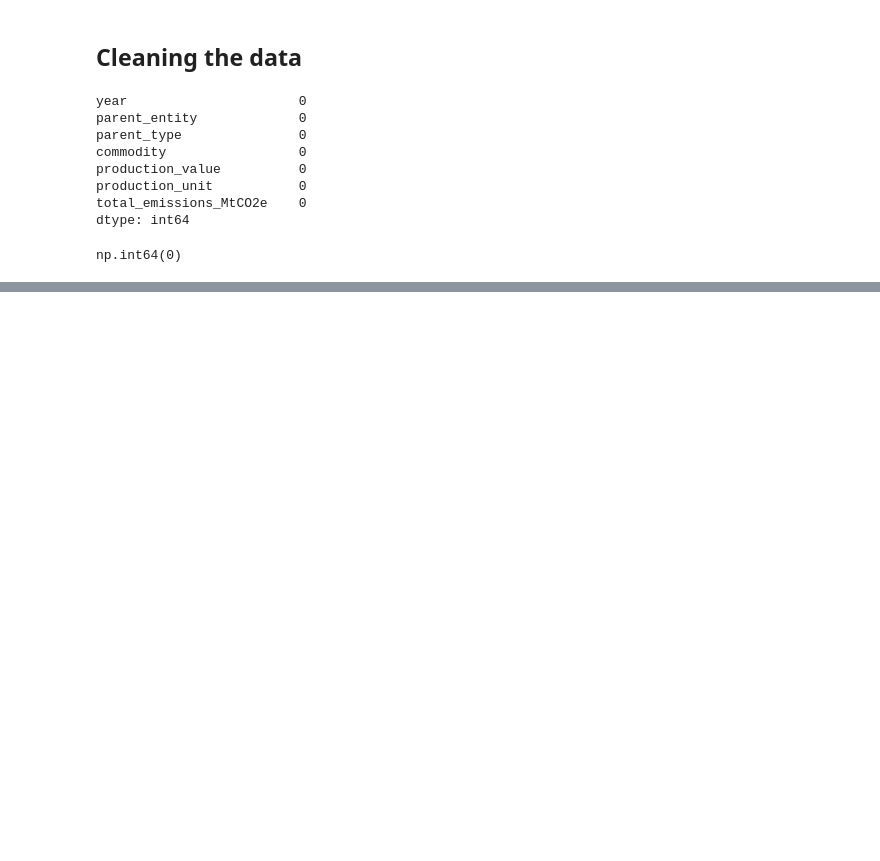
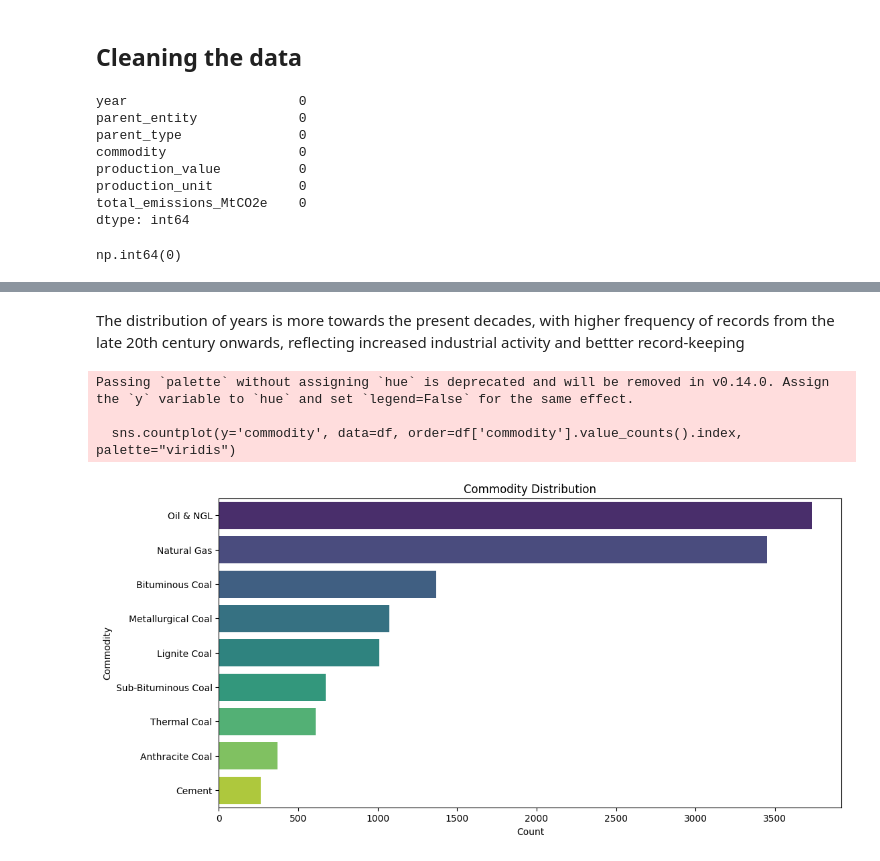
Before and after one commit to pgeneta/Carbon-Emissions-Analysis, a Jupyter notebook: Data Analysis.ipynb, the cells around one changed output, grey strips where cells are left out. Cells and saved outputs as stored; diff of their text form; code cells hidden in the pictures; blank space fills up the shorter version.

```diff
--- a/Data Analysis.ipynb
+++ b/Data Analysis.ipynb
@@ -72,0 +141,15 @@ np.int64(0)
+# %% [markdown]
+The distribution of years is more towards the present decades, with higher frequency of records from the late 20th century onwards, reflecting increased industrial activity and bettter record-keeping
+# %%
+# Count plot for commodities
+plt.figure(figsize=(12, 6))
+sns.countplot(y='commodity', data=df, order=df['commodity'].value_counts().index, palette="viridis")
+plt.title('Commodity Distribution')
+plt.xlabel('Count')
+plt.ylabel('Commodity')
+plt.show()
+# %% [output]
+Passing `palette` without assigning `hue` is deprecated and will be removed in v0.14.0. Assign the `y` variable to `hue` and set `legend=False` for the same effect.
+
+  sns.countplot(y='commodity', data=df, order=df['commodity'].value_counts().index, palette="viridis")
+[figure, added]
```
Also changed, not shown: parts of 19 cells of this notebook.
